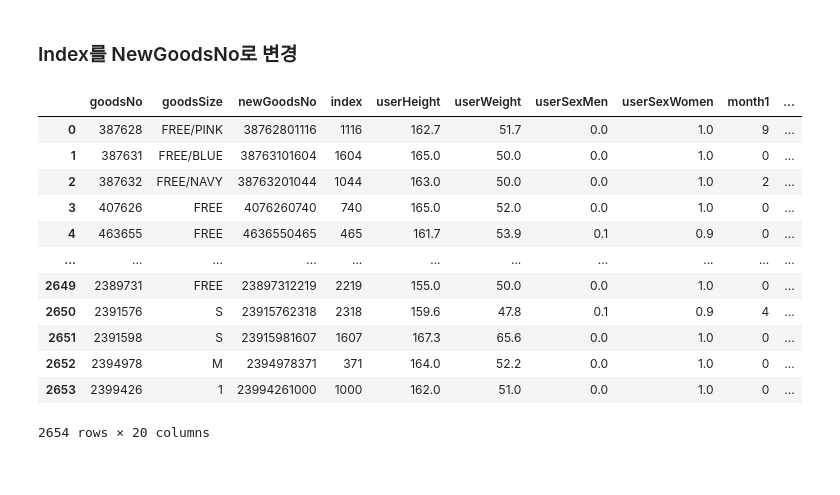
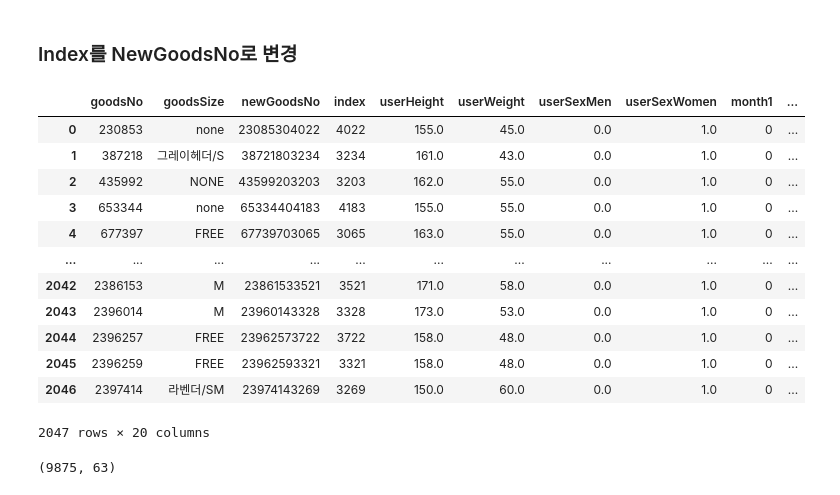
Before and after one commit to yoonjung1205/SSAFit, a Jupyter notebook: data/DataCrawling/Data/Cloth/Preprocession Cloth Data.ipynb, the cells around one changed output. Saved outputs shown, nothing was run; the diff lists cells and outputs as text; code cells hidden in the pictures.

```diff
--- a/data/DataCrawling/Data/Cloth/Preprocession Cloth Data.ipynb
+++ b/data/DataCrawling/Data/Cloth/Preprocession Cloth Data.ipynb
@@ -3108,22 +3380,27 @@ skirt = skirt.drop('clothId', True)
 # %% [markdown]
 ### Index를 NewGoodsNo로 변경
 # %%
-sub_skirt = pd.read_csv('./skirt_size.csv', index_col = 'Unnamed: 0')
+sub_skirt = pd.read_csv('./size_skirt.csv', index_col = 'Unnamed: 0')
 sub_skirt
 # %% [output]
 |  | goodsNo | goodsSize | newGoodsNo | index | userHeight | userWeight | userSexMen | userSexWomen | month1 | ... |
-| 0 | 387628 | FREE/PINK | 38762801116 | 1116 | 162.7 | 51.7 | 0.0 | 1.0 | 9 | ... |
-| 1 | 387631 | FREE/BLUE | 38763101604 | 1604 | 165.0 | 50.0 | 0.0 | 1.0 | 0 | ... |
-| 2 | 387632 | FREE/NAVY | 38763201044 | 1044 | 163.0 | 50.0 | 0.0 | 1.0 | 2 | ... |
-| 3 | 407626 | FREE | 4076260740 | 740 | 165.0 | 52.0 | 0.0 | 1.0 | 0 | ... |
-| 4 | 463655 | FREE | 4636550465 | 465 | 161.7 | 53.9 | 0.1 | 0.9 | 0 | ... |
+| 0 | 230853 | none | 23085304022 | 4022 | 155.0 | 45.0 | 0.0 | 1.0 | 0 | ... |
+| 1 | 387218 | 그레이헤더/S | 38721803234 | 3234 | 161.0 | 43.0 | 0.0 | 1.0 | 0 | ... |
+| 2 | 435992 | NONE | 43599203203 | 3203 | 162.0 | 55.0 | 0.0 | 1.0 | 0 | ... |
+| 3 | 653344 | none | 65334404183 | 4183 | 155.0 | 55.0 | 0.0 | 1.0 | 0 | ... |
+| 4 | 677397 | FREE | 67739703065 | 3065 | 163.0 | 55.0 | 0.0 | 1.0 | 0 | ... |
 | ... | ... | ... | ... | ... | ... | ... | ... | ... | ... | ... |
-| 2649 | 2389731 | FREE | 23897312219 | 2219 | 155.0 | 50.0 | 0.0 | 1.0 | 0 | ... |
-| 2650 | 2391576 | S | 23915762318 | 2318 | 159.6 | 47.8 | 0.1 | 0.9 | 4 | ... |
-| 2651 | 2391598 | S | 23915981607 | 1607 | 167.3 | 65.6 | 0.0 | 1.0 | 0 | ... |
-| 2652 | 2394978 | M | 2394978371 | 371 | 164.0 | 52.2 | 0.0 | 1.0 | 0 | ... |
-| 2653 | 2399426 | 1 | 23994261000 | 1000 | 162.0 | 51.0 | 0.0 | 1.0 | 0 | ... |
+| 2042 | 2386153 | M | 23861533521 | 3521 | 171.0 | 58.0 | 0.0 | 1.0 | 0 | ... |
+| 2043 | 2396014 | M | 23960143328 | 3328 | 173.0 | 53.0 | 0.0 | 1.0 | 0 | ... |
+| 2044 | 2396257 | FREE | 23962573722 | 3722 | 158.0 | 48.0 | 0.0 | 1.0 | 0 | ... |
+| 2045 | 2396259 | FREE | 23962593321 | 3321 | 158.0 | 48.0 | 0.0 | 1.0 | 0 | ... |
+| 2046 | 2397414 | 라벤더/SM | 23974143269 | 3269 | 150.0 | 60.0 | 0.0 | 1.0 | 0 | ... |
-2654 rows × 20 columns
+2047 rows × 20 columns
+# %%
+skirt = pd.merge(skirt, sub_skirt, how="left", left_on="clothId", right_on="goodsNo")
+skirt.shape
+# %% [output]
+(9875, 63)
 # %%
 skirt.columns
 # %% [output]
```
Also changed, not shown: parts of 70 cells of this notebook, 8 other files.
